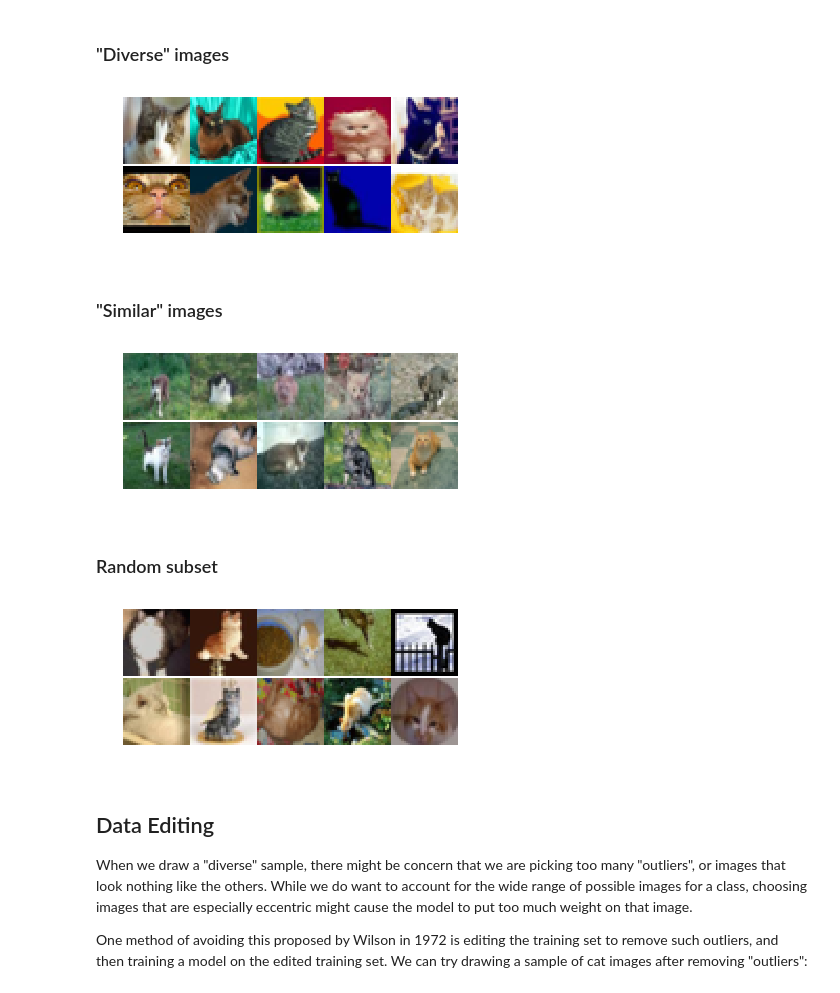
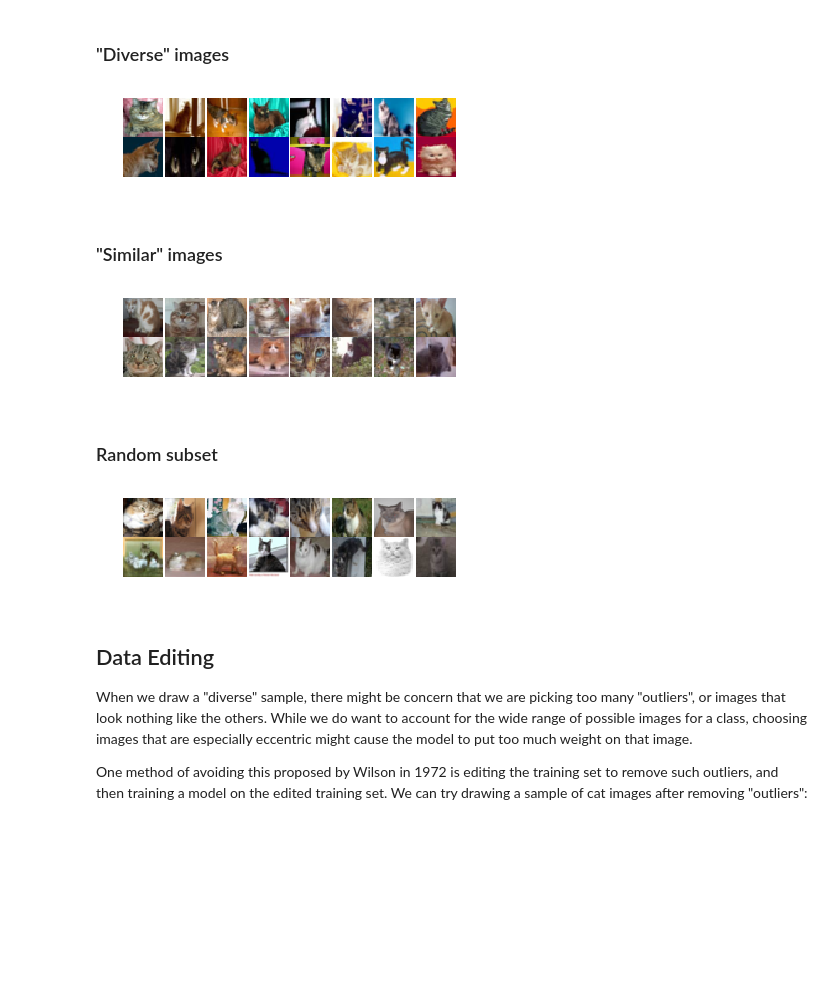
Before and after one commit to johneverettkoo/da-project, a Jupyter notebook: diverse-similar-sampling-demo.ipynb, the cells around one changed output. Saved outputs shown, nothing was run; the diff lists cells and outputs as text; code cells hidden in the pictures; blank space fills up the shorter version.

Commit message:
added more samples to diverse/similar sampling demo

```diff
--- a/diverse-similar-sampling-demo.ipynb
+++ b/diverse-similar-sampling-demo.ipynb
@@ -62,7 +62,7 @@ if 'cifar_gist_features.npy' not in os.listdir():
 else:
     x_gist = np.load('cifar_gist_features.npy')
 # %%
-images_to_sample = 10
+images_to_sample = 16
 
 class_to_sample = 3  # cats
 
@@ -77,51 +77,51 @@ diverse_images, similar_images, random_images, _ = split_dataset_diversity(x_cla
 # %% [markdown]
 ### "Diverse" images
 # %%
-fig, axs = plt.subplots(2, 5, gridspec_kw={'hspace': 0,
+fig, axs = plt.subplots(2, 8, gridspec_kw={'hspace': 0,
                                            'wspace': 0,
-                                           'top': .6})
+                                           'top': .4})
 
 for i in range(images_to_sample):
-    if i <= 4:
+    if i <= 7:
         axs[0, i].imshow(diverse_images[i, :, :, :])
         axs[0, i].axis('off')
     else:
-        axs[1, i - 5].imshow(diverse_images[i, :, :, :])
-        axs[1, i - 5].axis('off')
+        axs[1, i - 8].imshow(diverse_images[i, :, :, :])
+        axs[1, i - 8].axis('off')
 # %% [output]
-[figure, old version]
+[figure, new version]
 # %% [markdown]
 ### "Similar" images
 # %%
-fig, axs = plt.subplots(2, 5, gridspec_kw={'hspace': 0,
+fig, axs = plt.subplots(2, 8, gridspec_kw={'hspace': 0,
                                            'wspace': 0,
-                                           'top': .6})
+                                           'top': .4})
 
 for i in range(images_to_sample):
-    if i <= 4:
+    if i <= 7:
         axs[0, i].imshow(similar_images[i, :, :, :])
         axs[0, i].axis('off')
     else:
-        axs[1, i - 5].imshow(similar_images[i, :, :, :])
-        axs[1, i - 5].axis('off')
+        axs[1, i - 8].imshow(similar_images[i, :, :, :])
+        axs[1, i - 8].axis('off')
 # %% [output]
-[figure, old version]
+[figure, new version]
 # %% [markdown]
 ### Random subset
 # %%
-fig, axs = plt.subplots(2, 5, gridspec_kw={'hspace': 0,
+fig, axs = plt.subplots(2, 8, gridspec_kw={'hspace': 0,
                                            'wspace': 0,
-                                           'top': .6})
+                                           'top': .4})
 
 for i in range(images_to_sample):
-    if i <= 4:
+    if i <= 7:
         axs[0, i].imshow(random_images[i, :, :, :])
         axs[0, i].axis('off')
     else:
-        axs[1, i - 5].imshow(random_images[i, :, :, :])
-        axs[1, i - 5].axis('off')
+        axs[1, i - 8].imshow(random_images[i, :, :, :])
+        axs[1, i - 8].axis('off')
 # %% [output]
-[figure, old version]
+[figure, new version]
 # %% [markdown]
 ## Data Editing
 
```
Also changed, not shown: parts of 3 cells of this notebook, 5 other files.
